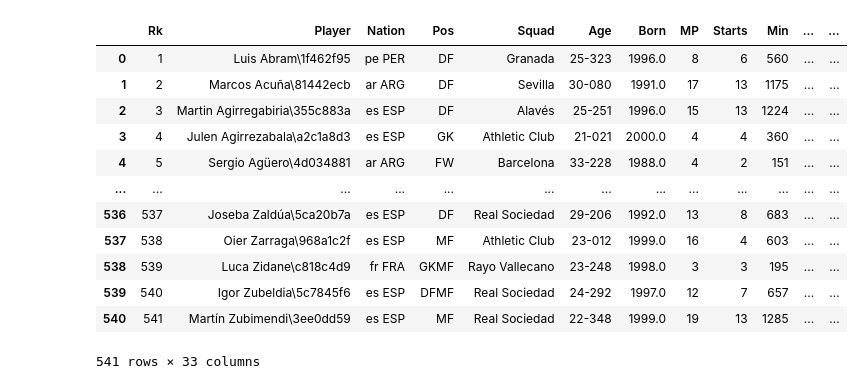
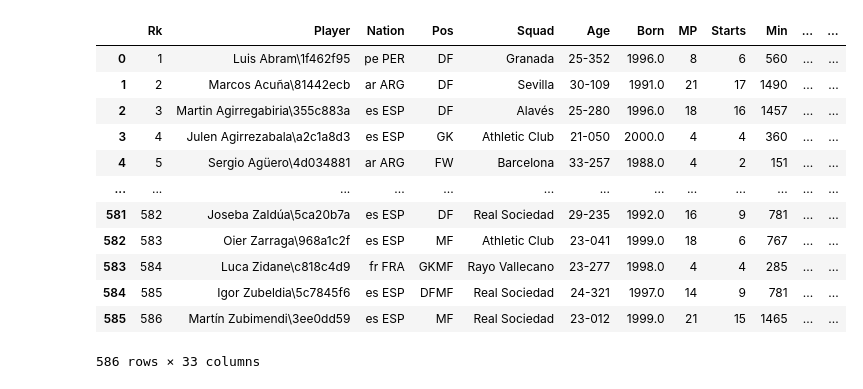
Before and after one commit to mabyan22/football_analysis, a Jupyter notebook: Notebooks/football_graph_prototype.ipynb, the cells around one changed output. Cells and saved outputs as stored; diff of their text form; code cells hidden in the pictures.

```diff
--- a/Notebooks/football_graph_prototype.ipynb
+++ b/Notebooks/football_graph_prototype.ipynb
@@ -7,20 +7,20 @@ import pandas as pd
 # %%
-dataframe=pd.read_csv("../Data/playerstats.csv",sep=',', header=1)
+dataframe=pd.read_csv("../Data/player_stats_updated.csv",sep=',', header=1)
 dataframe
 # %% [output]
 |  | Rk | Player | Nation | Pos | Squad | Age | Born | MP | Starts | Min | ... | ... |
-| 0 | 1 | Luis Abram\1f462f95 | pe PER | DF | Granada | 25-323 | 1996.0 | 8 | 6 | 560 | ... | ... |
-| 1 | 2 | Marcos Acuña\81442ecb | ar ARG | DF | Sevilla | 30-080 | 1991.0 | 17 | 13 | 1175 | ... | ... |
-| 2 | 3 | Martin Agirregabiria\355c883a | es ESP | DF | Alavés | 25-251 | 1996.0 | 15 | 13 | 1224 | ... | ... |
-| 3 | 4 | Julen Agirrezabala\a2c1a8d3 | es ESP | GK | Athletic Club | 21-021 | 2000.0 | 4 | 4 | 360 | ... | ... |
-| 4 | 5 | Sergio Agüero\4d034881 | ar ARG | FW | Barcelona | 33-228 | 1988.0 | 4 | 2 | 151 | ... | ... |
+| 0 | 1 | Luis Abram\1f462f95 | pe PER | DF | Granada | 25-352 | 1996.0 | 8 | 6 | 560 | ... | ... |
+| 1 | 2 | Marcos Acuña\81442ecb | ar ARG | DF | Sevilla | 30-109 | 1991.0 | 21 | 17 | 1490 | ... | ... |
+| 2 | 3 | Martin Agirregabiria\355c883a | es ESP | DF | Alavés | 25-280 | 1996.0 | 18 | 16 | 1457 | ... | ... |
+| 3 | 4 | Julen Agirrezabala\a2c1a8d3 | es ESP | GK | Athletic Club | 21-050 | 2000.0 | 4 | 4 | 360 | ... | ... |
+| 4 | 5 | Sergio Agüero\4d034881 | ar ARG | FW | Barcelona | 33-257 | 1988.0 | 4 | 2 | 151 | ... | ... |
 | ... | ... | ... | ... | ... | ... | ... | ... | ... | ... | ... | ... | ... |
-| 536 | 537 | Joseba Zaldúa\5ca20b7a | es ESP | DF | Real Sociedad | 29-206 | 1992.0 | 13 | 8 | 683 | ... | ... |
-| 537 | 538 | Oier Zarraga\968a1c2f | es ESP | MF | Athletic Club | 23-012 | 1999.0 | 16 | 4 | 603 | ... | ... |
-| 538 | 539 | Luca Zidane\c818c4d9 | fr FRA | GKMF | Rayo Vallecano | 23-248 | 1998.0 | 3 | 3 | 195 | ... | ... |
-| 539 | 540 | Igor Zubeldia\5c7845f6 | es ESP | DFMF | Real Sociedad | 24-292 | 1997.0 | 12 | 7 | 657 | ... | ... |
-| 540 | 541 | Martín Zubimendi\3ee0dd59 | es ESP | MF | Real Sociedad | 22-348 | 1999.0 | 19 | 13 | 1285 | ... | ... |
+| 581 | 582 | Joseba Zaldúa\5ca20b7a | es ESP | DF | Real Sociedad | 29-235 | 1992.0 | 16 | 9 | 781 | ... | ... |
+| 582 | 583 | Oier Zarraga\968a1c2f | es ESP | MF | Athletic Club | 23-041 | 1999.0 | 18 | 6 | 767 | ... | ... |
+| 583 | 584 | Luca Zidane\c818c4d9 | fr FRA | GKMF | Rayo Vallecano | 23-277 | 1998.0 | 4 | 4 | 285 | ... | ... |
+| 584 | 585 | Igor Zubeldia\5c7845f6 | es ESP | DFMF | Real Sociedad | 24-321 | 1997.0 | 14 | 9 | 781 | ... | ... |
+| 585 | 586 | Martín Zubimendi\3ee0dd59 | es ESP | MF | Real Sociedad | 23-012 | 1999.0 | 21 | 15 | 1465 | ... | ... |
-541 rows × 33 columns
+586 rows × 33 columns
 # %%
 #cleaning the data
 for i, row in dataframe.iterrows():
```
Also changed, not shown: parts of 5 cells of this notebook, 1 other file.
